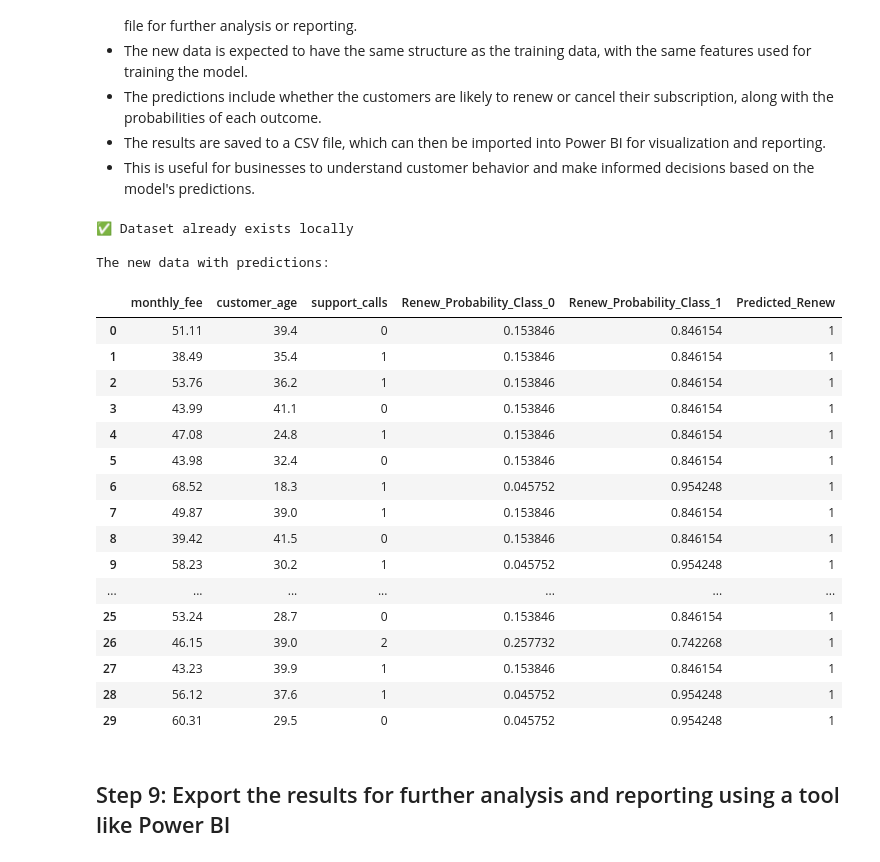
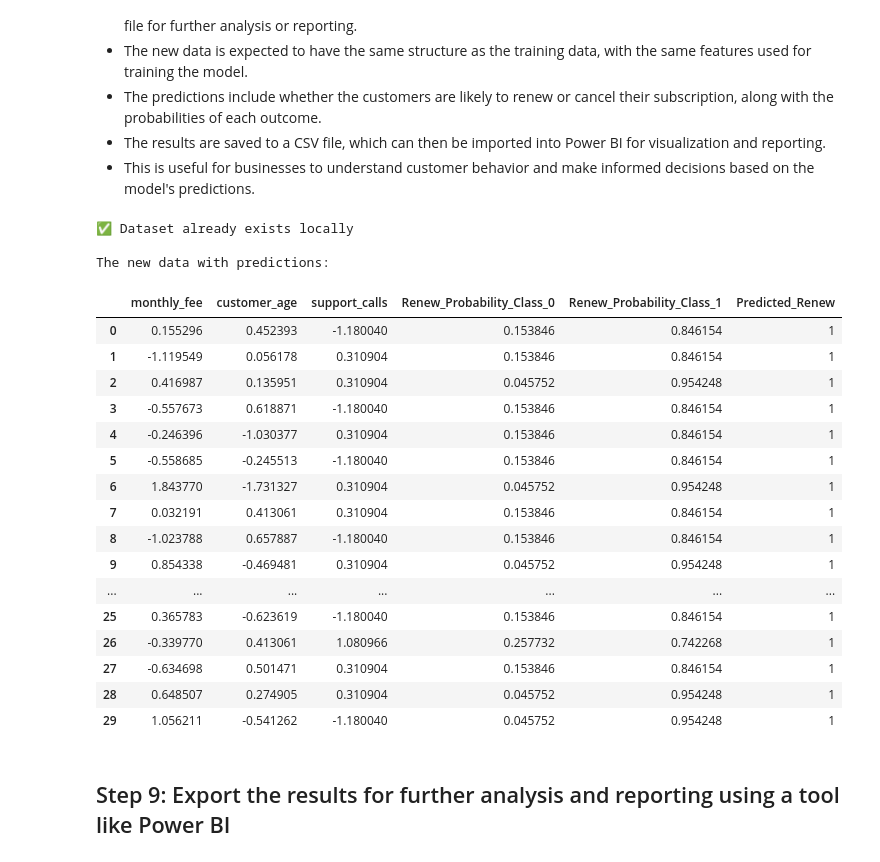
Before and after one commit to course-files/RegressionAndClassification, a Jupyter notebook: 1a_decision_tree.ipynb, the cells around one changed output. Cells and saved outputs as stored; diff of their text form; code cells hidden in the pictures.

```diff
--- a/1a_decision_tree.ipynb
+++ b/1a_decision_tree.ipynb
@@ -503,0 +690,4 @@ X_train, X_test, y_train, y_test = train_test_split(
+# %%
+pt = PowerTransformer(method='yeo-johnson')
+X_train_yeojohnson = pt.fit_transform(X_train)
+X_test_yeojohnson = pt.transform(X_test)
@@ -518,7 +741,7 @@ decisiontree_classifier = DecisionTreeClassifier(
     criterion="gini",
     random_state=53,
     max_depth=4)
-decisiontree_classifier.fit(X_train, y_train)
+decisiontree_classifier.fit(X_train_yeojohnson, y_train)
 # %% [output]
 DecisionTreeClassifier(max_depth=4, random_state=53)
 # %% [markdown]
@@ -630,49 +855,51 @@ url = 'https://github.com/course-files/RegressionAndClassification/raw/refs/head
 
 if not os.path.exists(dataset_path):
     print("Downloading dataset...")
     if not os.path.exists('./data'):
         os.makedirs('./data')
     urllib.request.urlretrieve(url, dataset_path)
     print("✅ Dataset downloaded")
 else:
     print("✅ Dataset already exists locally")
 
 use_cols = ['monthly_fee','customer_age','support_calls']
 new_data = pd.read_csv(dataset_path, usecols=use_cols, encoding='utf-8', nrows=200000)
 
+# Apply the same preprocessing steps as used for the training data
+new_data = pd.DataFrame(pt.transform(new_data), columns=new_data.columns)
 
 # Make predictions
 predictions = decisiontree_classifier.predict(new_data)
 probabilities = decisiontree_classifier.predict_proba(new_data)
 
 # Add predictions and probabilities to the original dataframe
 new_data['Renew_Probability_Class_0'] = probabilities[:, 0]  # Probability of cancellation
 new_data['Renew_Probability_Class_1'] = probabilities[:, 1]  # Probability of renewal
 new_data['Predicted_Renew'] = predictions
 
 print("\nThe new data with predictions:")
 display(new_data)
 # %% [output]
 ✅ Dataset already exists locally
 
 The new data with predictions:
 |  | monthly_fee | customer_age | support_calls | Renew_Probability_Class_0 | Renew_Probability_Class_1 | Predicted_Renew |
-| 0 | 51.11 | 39.4 | 0 | 0.153846 | 0.846154 | 1 |
-| 1 | 38.49 | 35.4 | 1 | 0.153846 | 0.846154 | 1 |
-| 2 | 53.76 | 36.2 | 1 | 0.153846 | 0.846154 | 1 |
-| 3 | 43.99 | 41.1 | 0 | 0.153846 | 0.846154 | 1 |
-| 4 | 47.08 | 24.8 | 1 | 0.153846 | 0.846154 | 1 |
-| 5 | 43.98 | 32.4 | 0 | 0.153846 | 0.846154 | 1 |
-| 6 | 68.52 | 18.3 | 1 | 0.045752 | 0.954248 | 1 |
-| 7 | 49.87 | 39.0 | 1 | 0.153846 | 0.846154 | 1 |
-| 8 | 39.42 | 41.5 | 0 | 0.153846 | 0.846154 | 1 |
-| 9 | 58.23 | 30.2 | 1 | 0.045752 | 0.954248 | 1 |
+| 0 | 0.155296 | 0.452393 | -1.180040 | 0.153846 | 0.846154 | 1 |
+| 1 | -1.119549 | 0.056178 | 0.310904 | 0.153846 | 0.846154 | 1 |
+| 2 | 0.416987 | 0.135951 | 0.310904 | 0.045752 | 0.954248 | 1 |
+| 3 | -0.557673 | 0.618871 | -1.180040 | 0.153846 | 0.846154 | 1 |
+| 4 | -0.246396 | -1.030377 | 0.310904 | 0.153846 | 0.846154 | 1 |
+| 5 | -0.558685 | -0.245513 | -1.180040 | 0.153846 | 0.846154 | 1 |
+| 6 | 1.843770 | -1.731327 | 0.310904 | 0.045752 | 0.954248 | 1 |
+| 7 | 0.032191 | 0.413061 | 0.310904 | 0.153846 | 0.846154 | 1 |
+| 8 | -1.023788 | 0.657887 | -1.180040 | 0.153846 | 0.846154 | 1 |
+| 9 | 0.854338 | -0.469481 | 0.310904 | 0.045752 | 0.954248 | 1 |
 | ... | ... | ... | ... | ... | ... | ... |
-| 25 | 53.24 | 28.7 | 0 | 0.153846 | 0.846154 | 1 |
-| 26 | 46.15 | 39.0 | 2 | 0.257732 | 0.742268 | 1 |
-| 27 | 43.23 | 39.9 | 1 | 0.153846 | 0.846154 | 1 |
-| 28 | 56.12 | 37.6 | 1 | 0.045752 | 0.954248 | 1 |
-| 29 | 60.31 | 29.5 | 0 | 0.045752 | 0.954248 | 1 |
+| 25 | 0.365783 | -0.623619 | -1.180040 | 0.153846 | 0.846154 | 1 |
+| 26 | -0.339770 | 0.413061 | 1.080966 | 0.257732 | 0.742268 | 1 |
+| 27 | -0.634698 | 0.501471 | 0.310904 | 0.153846 | 0.846154 | 1 |
+| 28 | 0.648507 | 0.274905 | 0.310904 | 0.045752 | 0.954248 | 1 |
+| 29 | 1.056211 | -0.541262 | -1.180040 | 0.045752 | 0.954248 | 1 |
 # %% [markdown]
 ## Step 9: Export the results for further analysis and reporting using a tool like Power BI
 # %% [markdown]
```
Also changed, not shown: parts of 50 cells of this notebook, 3 other files.
